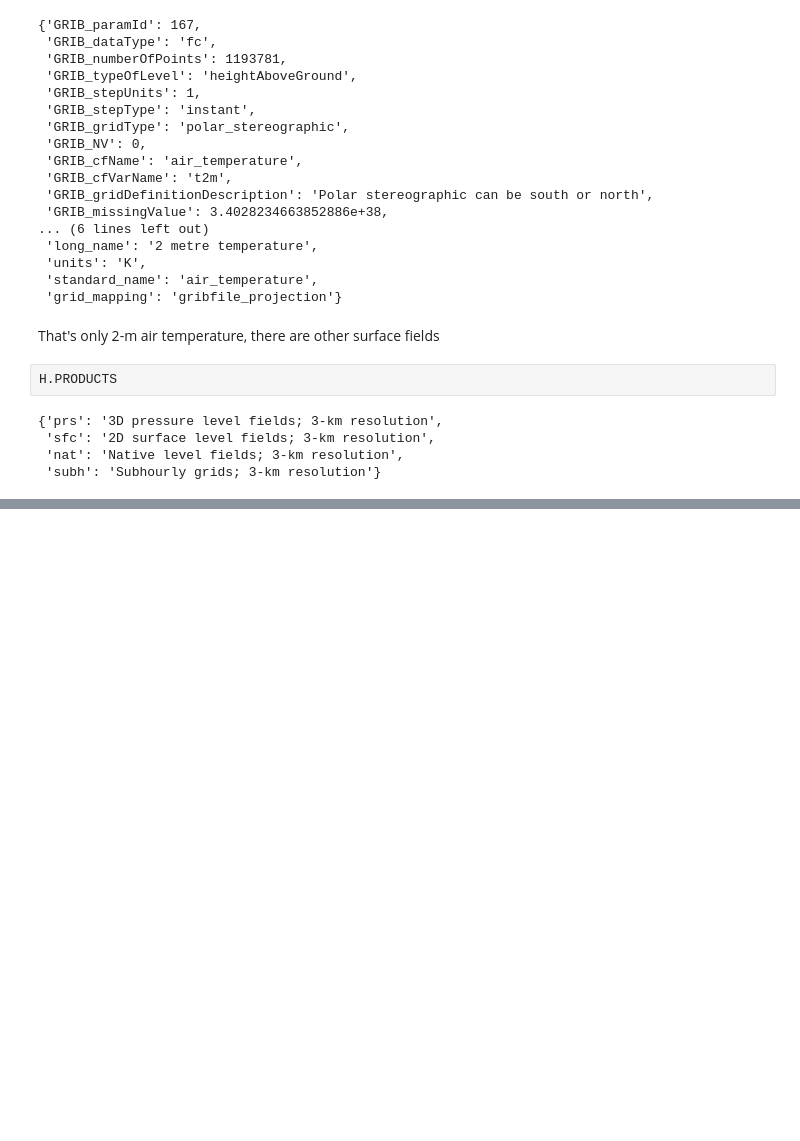
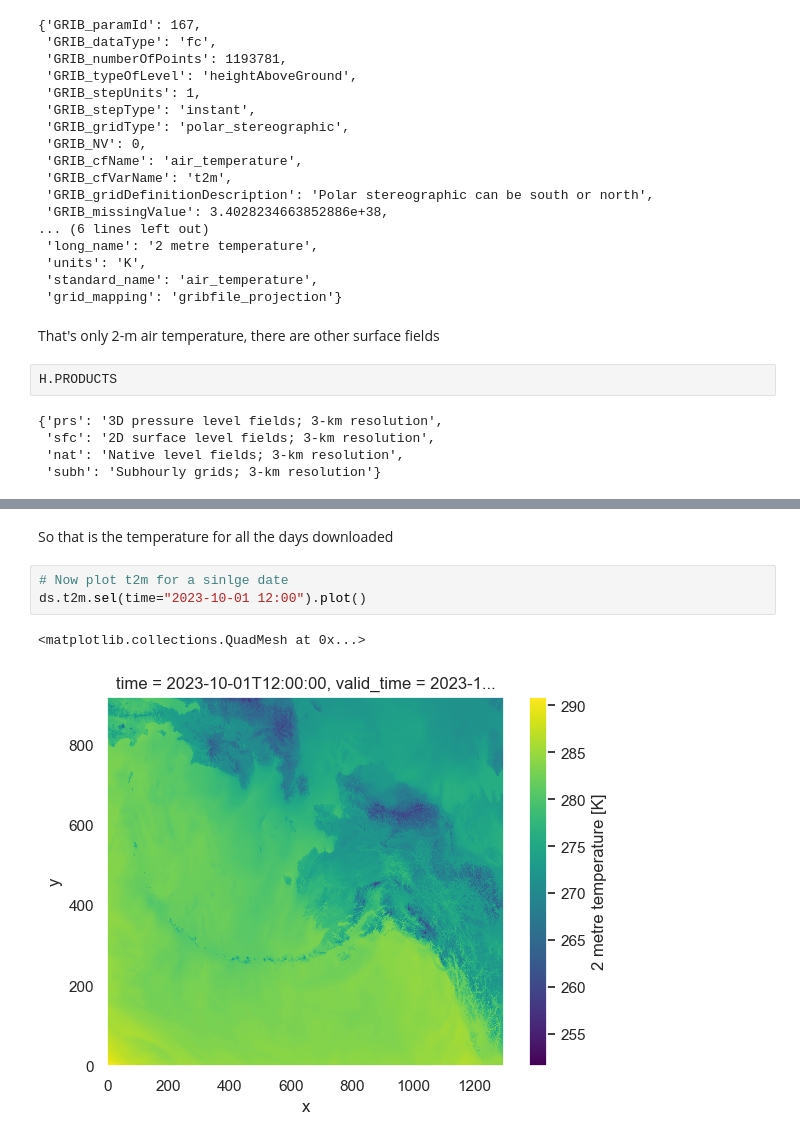
Before and after one commit to cassielumbrazo/juneau_data_analysis, a Jupyter notebook: 4_herbie_hrrr_download.ipynb, the cells around one changed output, grey strips where cells are left out. Cells and saved outputs as stored; diff of their text form; blank space fills up the shorter version.

Commit message:
got 3h  hrrr data for ak downloaded, still problems with hourly

```diff
--- a/4_herbie_hrrr_download.ipynb
+++ b/4_herbie_hrrr_download.ipynb
@@ -379,0 +324,8 @@ Data variables:
+# %% [markdown]
+So that is the temperature for all the days downloaded
+# %%
+# Now plot t2m for a sinlge date
+ds.t2m.sel(time="2023-10-01 12:00").plot()
+# %% [output]
+<matplotlib.collections.QuadMesh at 0x...>
+[figure, added]
```
Also changed, not shown: parts of 47 cells of this notebook.
